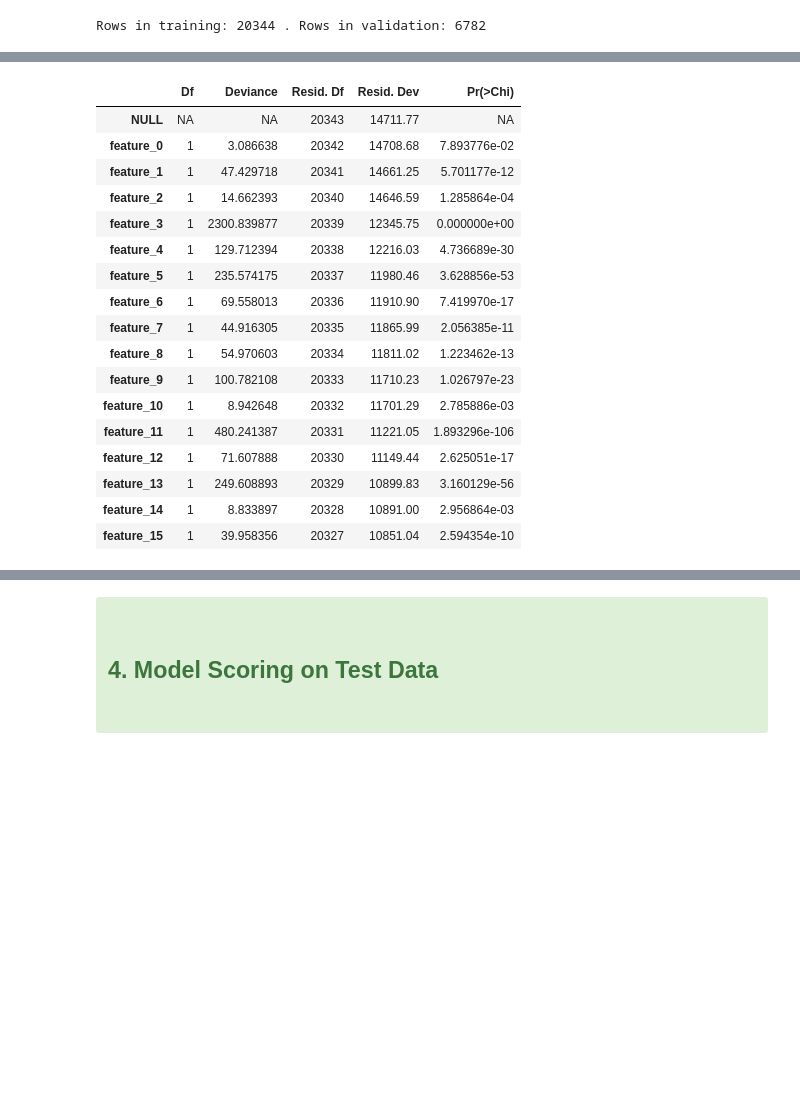
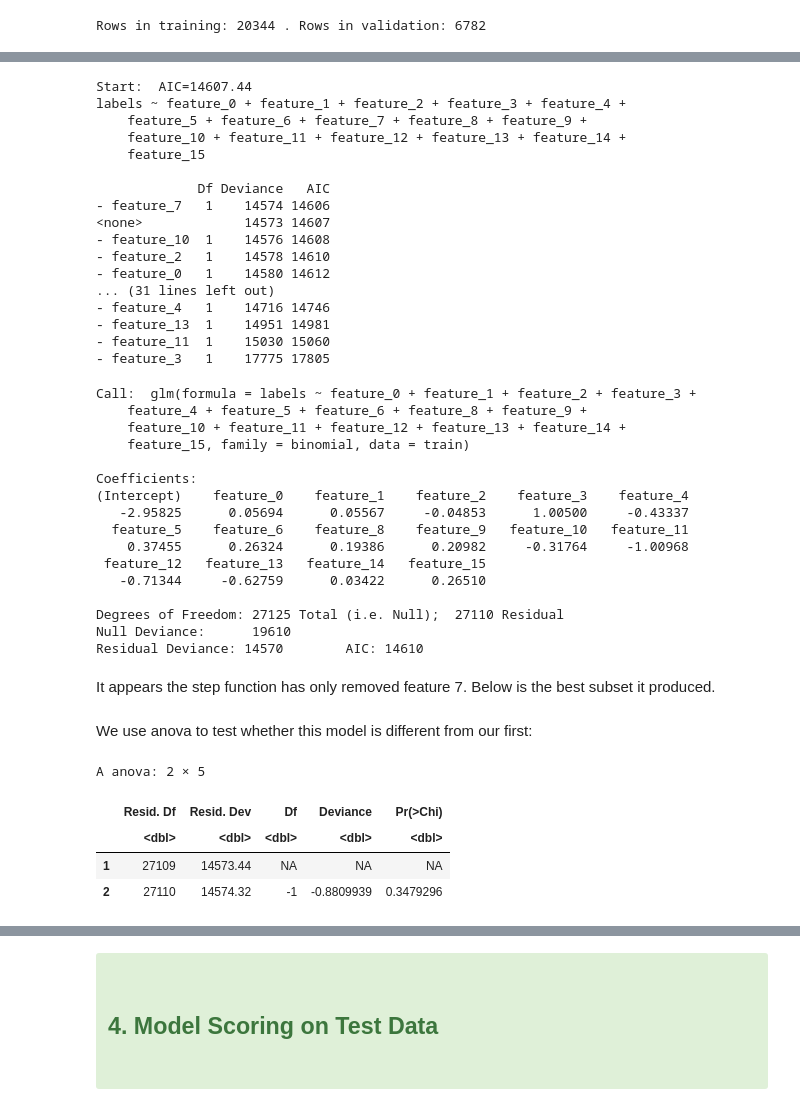
Before and after one commit to 20spaghetti/Customer-Churn-Prediction, a Jupyter notebook: Customer Churn Prediction.ipynb, the cells around one changed output, grey strips where cells are left out. Drawn from its saved outputs; the diff is of its cells as text; code cells hidden in the pictures; blank space fills up the shorter version.

```diff
--- a/Customer Churn Prediction.ipynb
+++ b/Customer Churn Prediction.ipynb
@@ -763,0 +790,5 @@ As we have seen, there are few variables which correlate highly with our respons
+# %%
+# exclude multicolinear features here?
+
+fit.glm = glm(labels ~ ., data = train, family = binomial)
+summary(fit.glm)
@@ -829,3 +935,0 @@ Rows in training: 20344 . Rows in validation: 6782
-# %%
-fit.glm = glm(labels ~ ., data = training, family = binomial)
-summary(fit.glm)
@@ -850,21 +941,54 @@ Number of Fisher Scoring iterations: 6
+# %%
+step1 <- step(fit.glm)
+step1
+# %% [output]
+Start:  AIC=14607.44
+labels ~ feature_0 + feature_1 + feature_2 + feature_3 + feature_4 +
+    feature_5 + feature_6 + feature_7 + feature_8 + feature_9 +
+    feature_10 + feature_11 + feature_12 + feature_13 + feature_14 +
+    feature_15
+
+             Df Deviance   AIC
+- feature_7   1    14574 14606
+<none>             14573 14607
+- feature_10  1    14576 14608
+- feature_2   1    14578 14610
+- feature_0   1    14580 14612
+... (31 lines left out)
+- feature_4   1    14716 14746
+- feature_13  1    14951 14981
+- feature_11  1    15030 15060
+- feature_3   1    17775 17805
+Call:  glm(formula = labels ~ feature_0 + feature_1 + feature_2 + feature_3 +
+    feature_4 + feature_5 + feature_6 + feature_8 + feature_9 +
+    feature_10 + feature_11 + feature_12 + feature_13 + feature_14 +
+    feature_15, family = binomial, data = train)
+
+Coefficients:
+(Intercept)    feature_0    feature_1    feature_2    feature_3    feature_4
+   -2.95825      0.05694      0.05567     -0.04853      1.00500     -0.43337
+  feature_5    feature_6    feature_8    feature_9   feature_10   feature_11
+    0.37455      0.26324      0.19386      0.20982     -0.31764     -1.00968
+ feature_12   feature_13   feature_14   feature_15
+   -0.71344     -0.62759      0.03422      0.26510
+
+Degrees of Freedom: 27125 Total (i.e. Null);  27110 Residual
+Null Deviance:      19610
+Residual Deviance: 14570        AIC: 14610
+# %% [markdown]
+It appears the step function has only removed feature 7. Below is the best subset it produced.
+# %%
+fit.step1.glm <- glm(formula = labels ~ feature_0 + feature_1 + feature_2 + feature_3 +
+    feature_4 + feature_5 + feature_6 + feature_8 + feature_9 +
+    feature_10 + feature_11 + feature_12 + feature_13 + feature_14 +
+    feature_15, family = binomial, data = train)
+# %% [markdown]
+We use anova to test whether this model is different from our first:
 # %%
-anova(fit.glm, test = "Chisq")
+anova(fit.glm,fit.step1.glm, test = "Chisq")
 # %% [output]
+A anova: 2 × 5
-|  | Df | Deviance | Resid. Df | Resid. Dev | Pr(>Chi) |
-| NULL | NA | NA | 20343 | 14711.77 | NA |
-| feature_0 | 1 | 3.086638 | 20342 | 14708.68 | 7.893776e-02 |
-| feature_1 | 1 | 47.429718 | 20341 | 14661.25 | 5.701177e-12 |
-| feature_2 | 1 | 14.662393 | 20340 | 14646.59 | 1.285864e-04 |
-| feature_3 | 1 | 2300.839877 | 20339 | 12345.75 | 0.000000e+00 |
-| feature_4 | 1 | 129.712394 | 20338 | 12216.03 | 4.736689e-30 |
-| feature_5 | 1 | 235.574175 | 20337 | 11980.46 | 3.628856e-53 |
-| feature_6 | 1 | 69.558013 | 20336 | 11910.90 | 7.419970e-17 |
-| feature_7 | 1 | 44.916305 | 20335 | 11865.99 | 2.056385e-11 |
-| feature_8 | 1 | 54.970603 | 20334 | 11811.02 | 1.223462e-13 |
-| feature_9 | 1 | 100.782108 | 20333 | 11710.23 | 1.026797e-23 |
-| feature_10 | 1 | 8.942648 | 20332 | 11701.29 | 2.785886e-03 |
-| feature_11 | 1 | 480.241387 | 20331 | 11221.05 | 1.893296e-106 |
-| feature_12 | 1 | 71.607888 | 20330 | 11149.44 | 2.625051e-17 |
-| feature_13 | 1 | 249.608893 | 20329 | 10899.83 | 3.160129e-56 |
-| feature_14 | 1 | 8.833897 | 20328 | 10891.00 | 2.956864e-03 |
-| feature_15 | 1 | 39.958356 | 20327 | 10851.04 | 2.594354e-10 |
+|  | Resid. Df | Resid. Dev | Df | Deviance | Pr(>Chi) |
+|  | <dbl> | <dbl> | <dbl> | <dbl> | <dbl> |
+| 1 | 27109 | 14573.44 | NA | NA | NA |
+| 2 | 27110 | 14574.32 | -1 | -0.8809939 | 0.3479296 |
```
Also changed, not shown: parts of 111 cells of this notebook.
